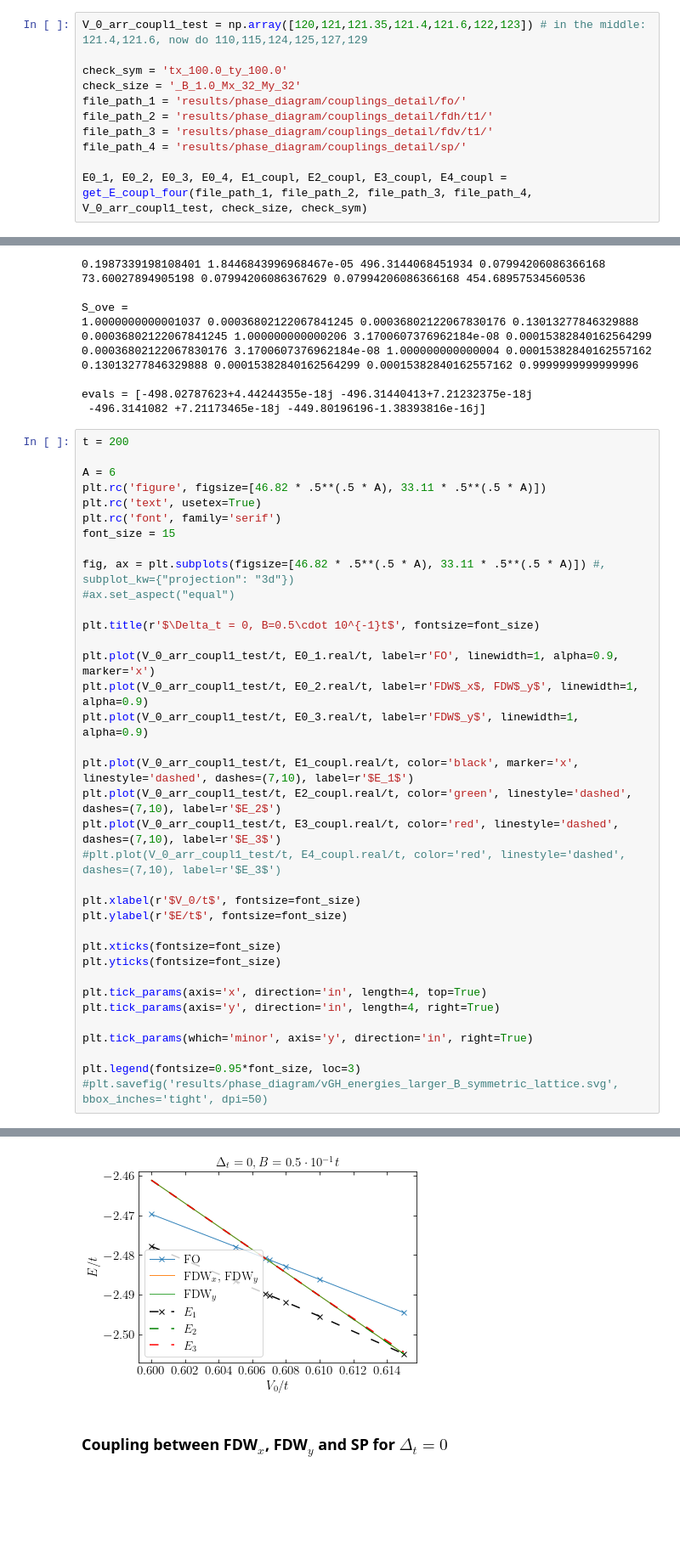
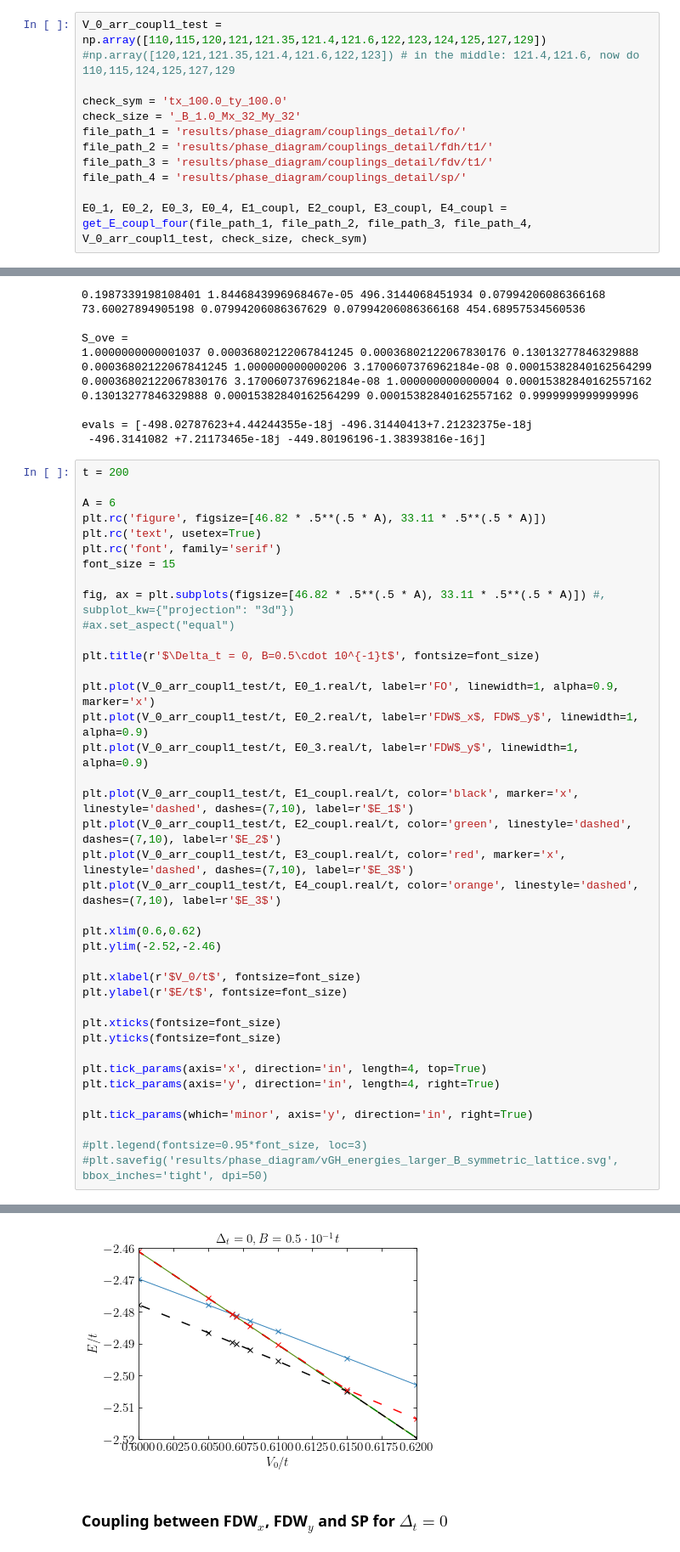
Before and after one commit to Progklui/rotor_lattice_models, a Jupyter notebook: phase_diag.ipynb, the cells around one changed output, grey strips where cells are left out. Shown at 85% size. Drawn from its saved outputs; the diff is of its cells as text; blank space fills up the shorter version.

```diff
--- a/phase_diag.ipynb
+++ b/phase_diag.ipynb
@@ -1760,7 +1760,7 @@ Reading results from SP calculations - please wait!
 # %% [markdown]
 ### Coupling between FO, FDW$_x$ and FDW$_y$ for $\Delta_t = 0$
 # %%
-V_0_arr_coupl1_test = np.array([120,121,121.35,121.4,121.6,122,123]) # in the middle: 121.4,121.6, now do 110,115,124,125,127,129
+V_0_arr_coupl1_test = np.array([110,115,120,121,121.35,121.4,121.6,122,123,124,125,127,129]) #np.array([120,121,121.35,121.4,121.6,122,123]) # in the middle: 121.4,121.6, now do 110,115,124,125,127,129
 
 check_sym = 'tx_100.0_ty_100.0'
 check_size = '_B_1.0_Mx_32_My_32'
@@ -1807,8 +1807,11 @@ plt.plot(V_0_arr_coupl1_test/t, E0_3.real/t, label=r'FDW$_y$', linewidth=1, alph
 
 plt.plot(V_0_arr_coupl1_test/t, E1_coupl.real/t, color='black', marker='x', linestyle='dashed', dashes=(7,10), label=r'$E_1$')
 plt.plot(V_0_arr_coupl1_test/t, E2_coupl.real/t, color='green', linestyle='dashed', dashes=(7,10), label=r'$E_2$')
-plt.plot(V_0_arr_coupl1_test/t, E3_coupl.real/t, color='red', linestyle='dashed', dashes=(7,10), label=r'$E_3$')
-#plt.plot(V_0_arr_coupl1_test/t, E4_coupl.real/t, color='red', linestyle='dashed', dashes=(7,10), label=r'$E_3$')
+plt.plot(V_0_arr_coupl1_test/t, E3_coupl.real/t, color='red', marker='x', linestyle='dashed', dashes=(7,10), label=r'$E_3$')
+plt.plot(V_0_arr_coupl1_test/t, E4_coupl.real/t, color='orange', linestyle='dashed', dashes=(7,10), label=r'$E_3$')
+
+plt.xlim(0.6,0.62)
+plt.ylim(-2.52,-2.46)
 
 plt.xlabel(r'$V_0/t$', fontsize=font_size)
 plt.ylabel(r'$E/t$', fontsize=font_size)
@@ -1821,6 +1824,6 @@ plt.tick_params(axis='y', direction='in', length=4, right=True)
 
 plt.tick_params(which='minor', axis='y', direction='in', right=True)
 
-plt.legend(fontsize=0.95*font_size, loc=3)
+#plt.legend(fontsize=0.95*font_size, loc=3)
 #plt.savefig('results/phase_diagram/vGH_energies_larger_B_symmetric_lattice.svg', bbox_inches='tight', dpi=50)
 # %% [output]
@@ -1828,4 +1830,4 @@ plt.legend(fontsize=0.95*font_size, loc=3)
-[figure, old version]
+[figure, new version]
 # %% [markdown]
 ### Coupling between FDW$_x$, FDW$_y$ and SP for $\Delta_t = 0$
 # %%
```
Also changed, not shown: parts of 1 cell of this notebook.
